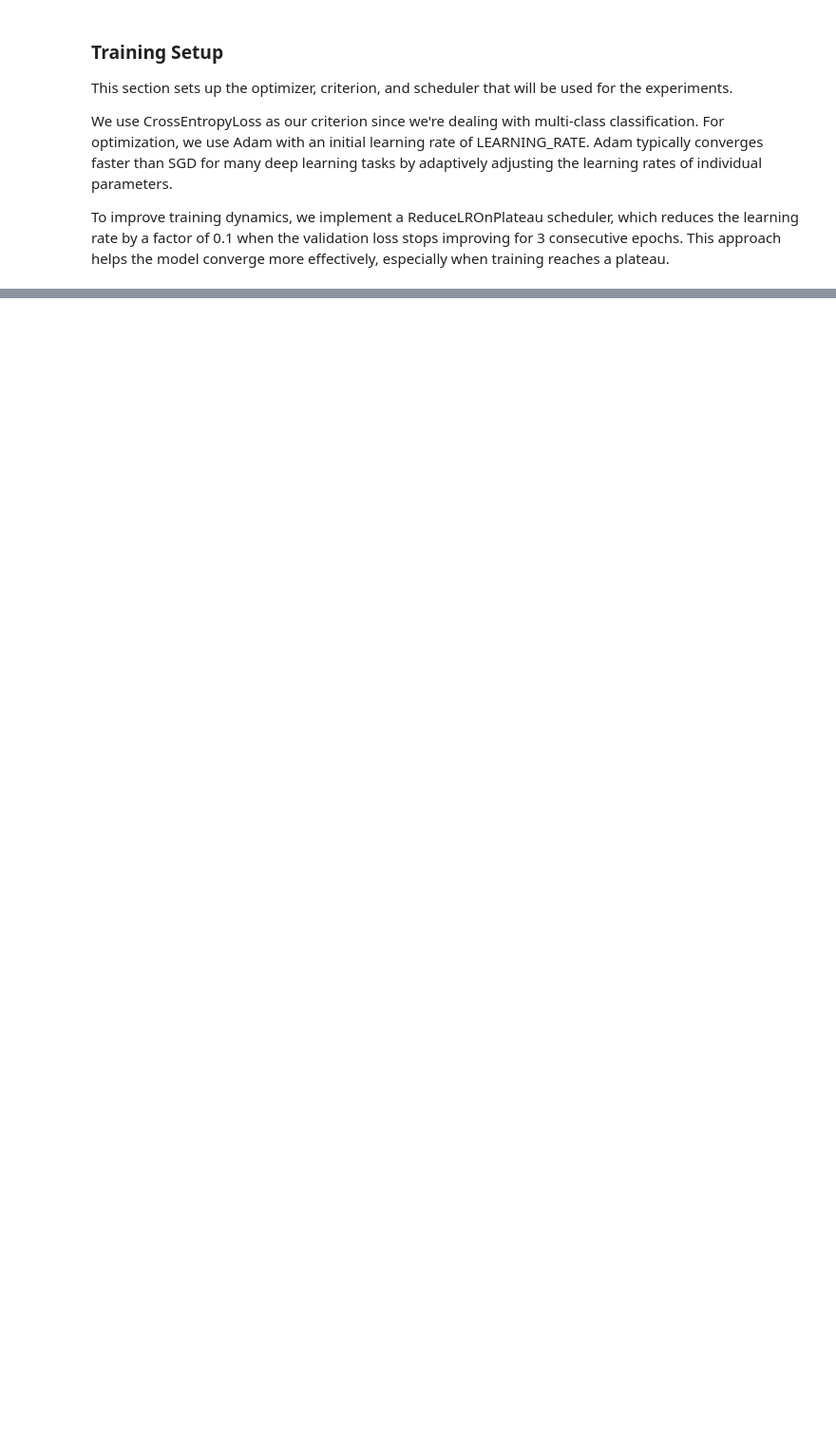
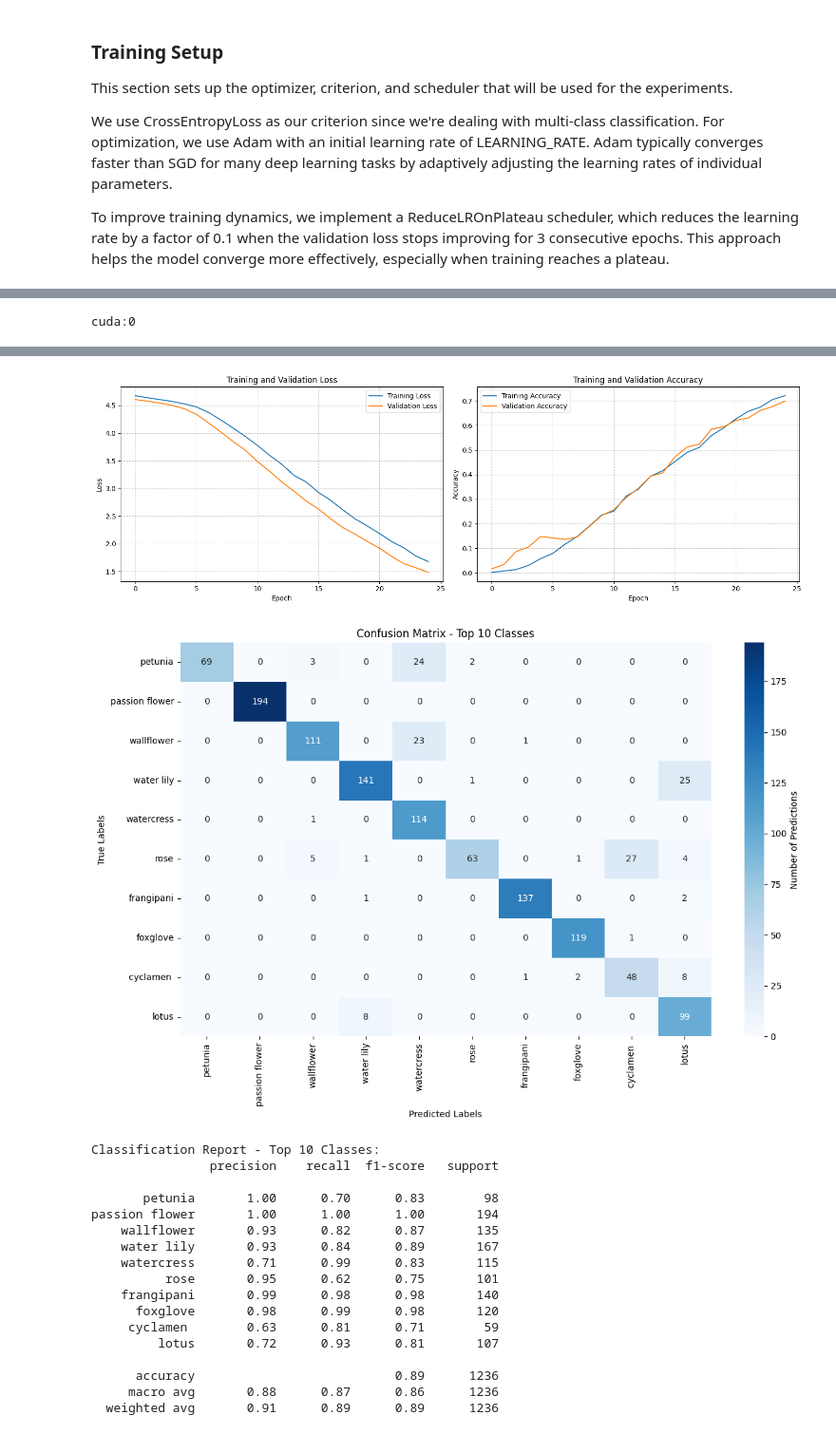
Before and after one commit to isaacchunn/flowers-recognition, a Jupyter notebook: flower-recognition.ipynb, the cells around one changed output, grey strips where cells are left out. Shown at 95% size. Cells and saved outputs as stored; diff of their text form; code cells hidden in the pictures; blank space fills up the shorter version.

```diff
--- a/flower-recognition.ipynb
+++ b/flower-recognition.ipynb
@@ -938,0 +1048,14 @@ passion flower       0.91      0.97      0.94        30
+# %%
+from src.models.lightweight_pretrained_model import LightweightPretrainedModel
+
+# Load or train the model
+lightweight_resnet_50, lightweight_resnet_50_history = load_or_train_model(
+    model_name="resnet50",
+    model_class=LightweightPretrainedModel,
+    save_dir=reduced_param_dir,
+    device=device,
+    num_classes = NUM_CLASSES,
+    epochs=NUM_EPOCHS,
+    freeze_strategy="layer4", # Freeze all except last conv block and fully connected layer
+    num_last_conv_layers=2, # Number of last conv layers to convert
+)
@@ -938,0 +1080,14 @@ passion flower       0.91      0.97      0.94        30
+# %%
+# Evaluate the model on the test set
+lightweight_resnet_50_test_loss, lightweight_resnet_50_test_acc, all_preds, all_labels = evaluate_model(lightweight_resnet_50, criterion, data_loaders['test'])
+
+# Print final results
+print(f"Final Test Accuracy: {lightweight_resnet_50_test_acc:.4f}")
+print(f"Final Test Loss: {lightweight_resnet_50_test_loss:.4f}")
+
+# Plot training history
+visualization.plot_training_history(lightweight_resnet_50_history)
+# Plot confusion matrix
+visualization.plot_top_n_confusion_matrix(all_labels, all_preds, flower_labels, top_n=10)
+# %% [output]
+cuda:0
@@ -938,0 +1097,19 @@ passion flower       0.91      0.97      0.94        30
+[figure, added]
+[figure, added]
+Classification Report - Top 10 Classes:
+                precision    recall  f1-score   support
+
+       petunia       1.00      0.70      0.83        98
+passion flower       1.00      1.00      1.00       194
+    wallflower       0.93      0.82      0.87       135
+    water lily       0.93      0.84      0.89       167
+    watercress       0.71      0.99      0.83       115
+          rose       0.95      0.62      0.75       101
+    frangipani       0.99      0.98      0.98       140
+      foxglove       0.98      0.99      0.98       120
+     cyclamen        0.63      0.81      0.71        59
+         lotus       0.72      0.93      0.81       107
+
+      accuracy                           0.89      1236
+     macro avg       0.88      0.87      0.86      1236
+  weighted avg       0.91      0.89      0.89      1236
```
Also changed, not shown: parts of 45 cells of this notebook, 6 other files.
